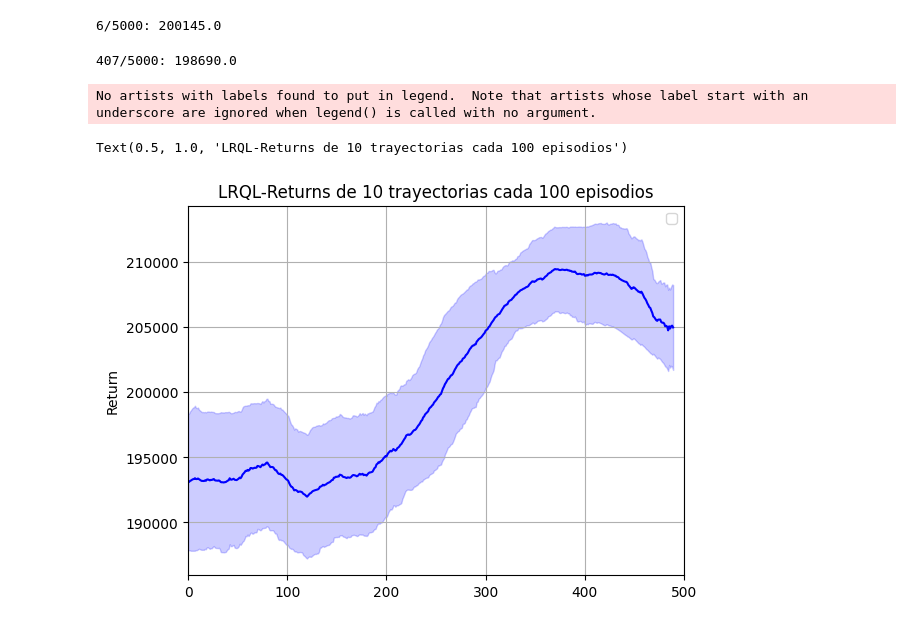
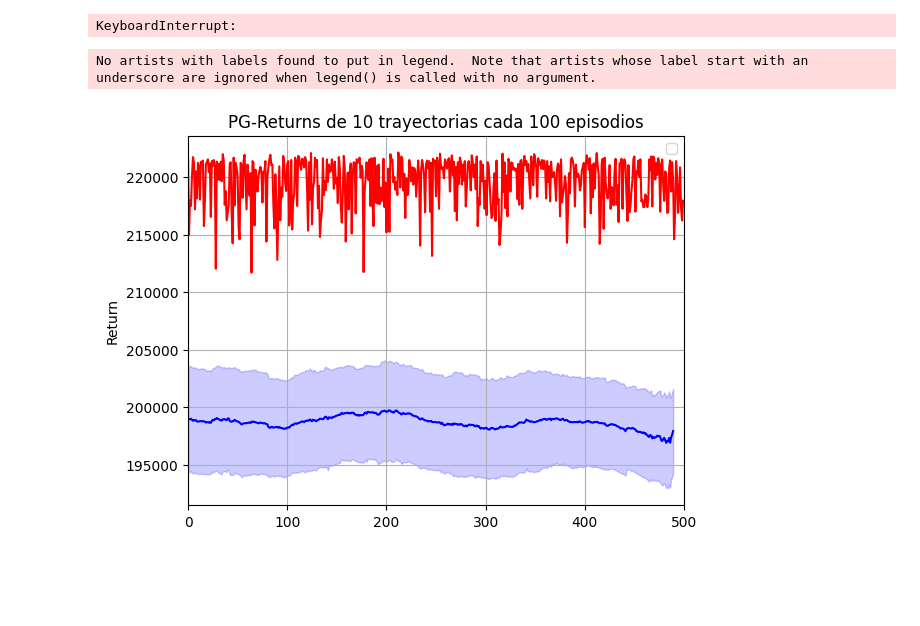
Before and after one commit to Oseluss/RMS, a Jupyter notebook: ARM-RED-PG-Tensor.ipynb, the cells around one changed output. Saved outputs shown, nothing was run; the diff lists cells and outputs as text; code cells hidden in the pictures; blank space fills up the shorter version.

```diff
--- a/ARM-RED-PG-Tensor.ipynb
+++ b/ARM-RED-PG-Tensor.ipynb
@@ -40,7 +40,7 @@ actor = models.PolicyPARAFAC(dimensions_actor, k=k, model= "SoftMax", scale = 1)
 critc = models.ValuePARAFAC(dimensions_critic, k=k, scale = 1)
 # %%
 
-agent = reinforce.ReinforceSoftmaxNN(actor, critc, gamma=.99, tau=.99, lr_actor= 1e-6)
+agent = reinforce.ReinforceSoftmaxNN(actor, critc, gamma=.99, tau=.99, lr_actor= 1e-2)
 Trainer = train.Trainer("sgd", "sgd")
 # %%
 R_exp = []
@@ -55,9 +55,6 @@ execution_time = end_time - start_time
 R_exp.append(totals)
 time_exp.append(execution_time)
 qfun_exp.append(agent)
-# %% [output]
-6/5000: 200145.0
-407/5000: 198690.0
 # %%
 import os
 # Asegurarse de que el directorio exista, si no existe, créalo
@@ -72,30 +69,70 @@ exp["qfun_exp"] = qfun_exp
 
 with open("results/"+ name_exp +"/" + Demand_Model + "_" + Qfun_model +"_" + Red_name +".pickle", 'wb') as f:
     pickle.dump(exp, f)
+# %%
+num_sim = 500
+max_steps = 2000
+
+Rs = []
+r_t= []
+s_t = []
+a_t = []
+
+for episode in range(num_sim):
+    s, _ = env.set_initial(s = [0]*env.I)
+    R = 0
+    for step in range(max_steps):
+
+        a = 2**env.J -1
+
+        s_prime, r, done, _, _ = env.step(a)
+
+        r_t.append(r)
+        s_t.append(s)
+        a_t.append(a)
+
+        R += r
+
+        if done:
+            break
+
+        s = s_prime
+    Rs.append(R)
+# %% [output]
+KeyboardInterrupt:
+# %%
+Rsim = Rs[:500]
+# %%
+with open("results/"+ name_exp +"/" + Demand_Model + "_" + Qfun_model +"_" + Red_name +".pickle", 'rb') as f:
+    exp = pickle.load(f)
+
+R_exp = exp["R_exp"]
+time_exp = exp["Time_exp"]
+qfun_exp = exp["qfun_exp"]
 # %%
 from algorithms.utils import generate_random_colors
 
 colors = generate_random_colors(1)
-
+totals = R_exp[0]
 Rs = np.array(totals).ravel()
 
 mean = np.array([np.mean(Rs[i:i+100]) for i in range(len(Rs) - 10)])
 std = np.array([np.std(Rs[i:i+100]) for i in range(len(Rs) - 10)])
 time = np.arange(mean.size)
 plt.plot(mean,color='b')
+plt.plot(Rsim, color = 'r')
 plt.fill_between(time, mean - std, mean + std, color='b', alpha=0.2)
 
 plt.xlim(0, len(Rs))
 plt.grid()
 plt.ylabel("Return")
 plt.legend()
 plt.title("PG-Returns de 10 trayectorias cada 100 episodios")
 
 plt.savefig("results/"+ name_exp +"/Returns_" +Demand_Model + "_" + Qfun_model +"_" + Red_name +".png")
 # %% [output]
 No artists with labels found to put in legend.  Note that artists whose label start with an underscore are ignored when legend() is called with no argument.
-Text(0.5, 1.0, 'LRQL-Returns de 10 trayectorias cada 100 episodios')
-[figure, old version]
+[figure, new version]
 # %%
 def forward(self, indices: np.ndarray) -> torch.Tensor:
         prod = torch.ones(self.k, dtype=torch.double)
```
Also changed, not shown: 3 other files.
